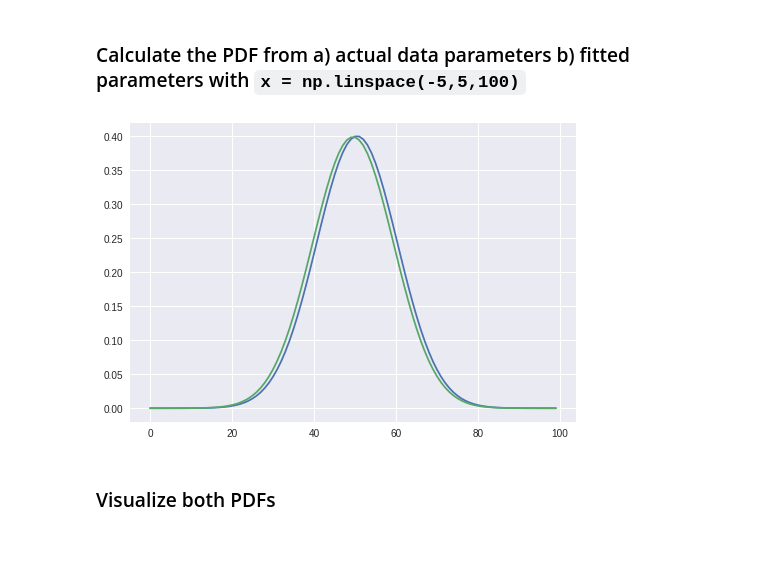
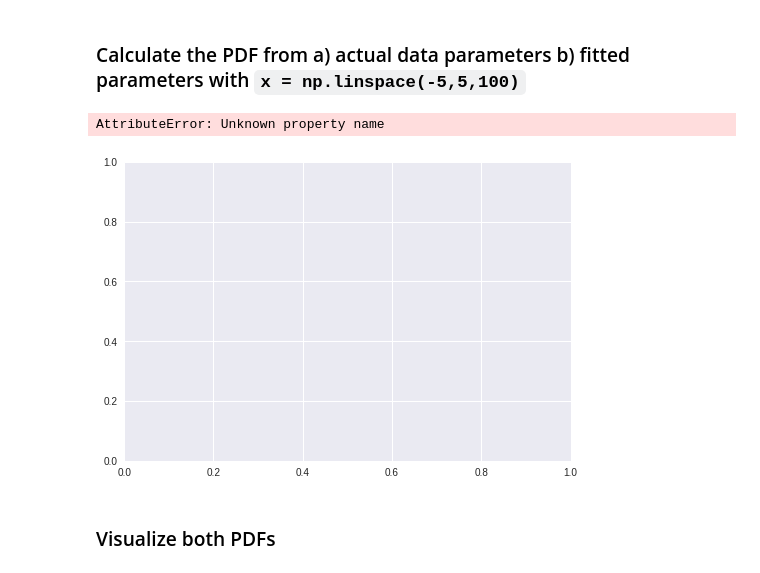
Before and after one commit to jnawjux/dsc-2-22-03-MLE-gaussian-lab-seattle-ds-career-040119, a Jupyter notebook: index.ipynb, the cells around one changed output. Saved outputs shown, nothing was run; the diff lists cells and outputs as text; code cells hidden in the pictures; blank space fills up the shorter version.

```diff
--- a/index.ipynb
+++ b/index.ipynb
@@ -50,11 +50,13 @@ fitted_pdf = norm.pdf(x,loc = param[0],scale = param[1])
 # Generate the pdf without fitting (normal distribution non fitted)
 normal_pdf = norm.pdf(x)
 # %%
-plt.plot(fitted_pdf, title="Fitted")
-plt.plot(normal_pdf, title="Normal")
+plt.plot(fitted_pdf, name="Fitted")
+plt.plot(normal_pdf, name="Normal")
+plt.legend()
 plt.show;
 # %% [output]
+AttributeError: Unknown property name
-[figure, old version]
+[figure, new version]
 # %% [markdown]
 ### Visualize both PDFs
 # %%
```
